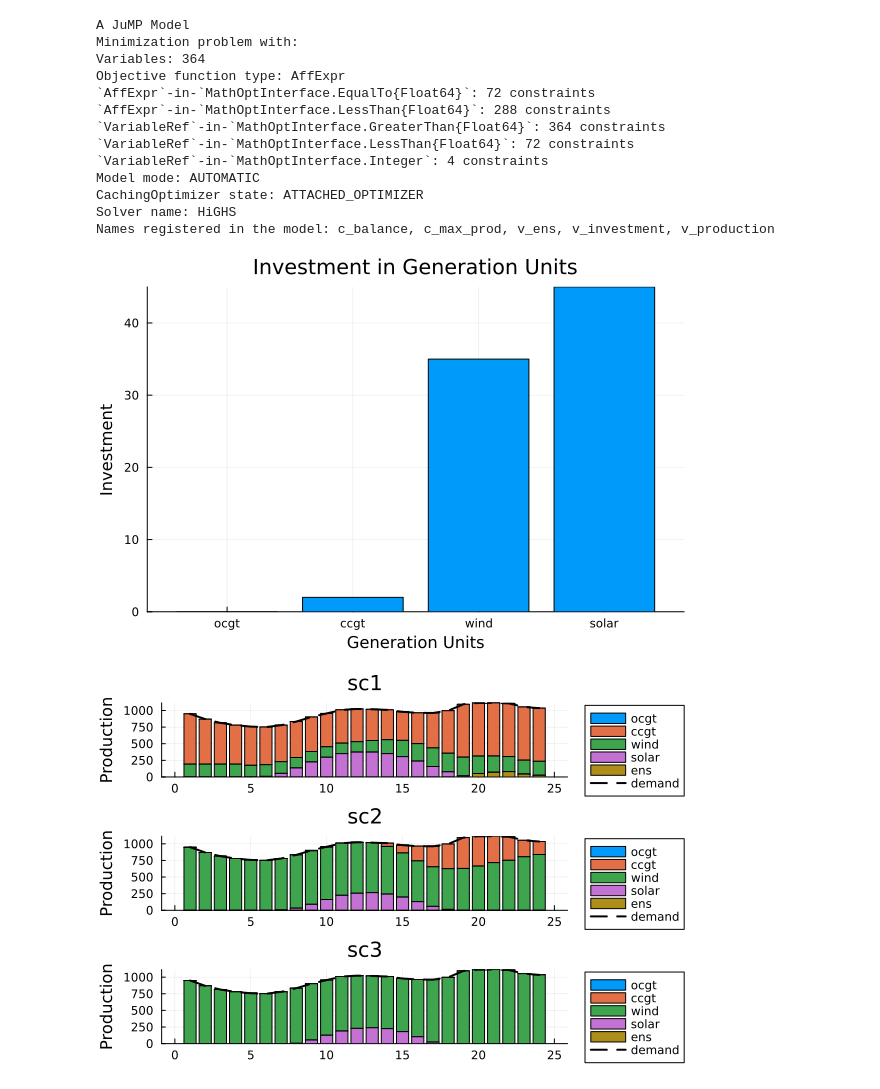
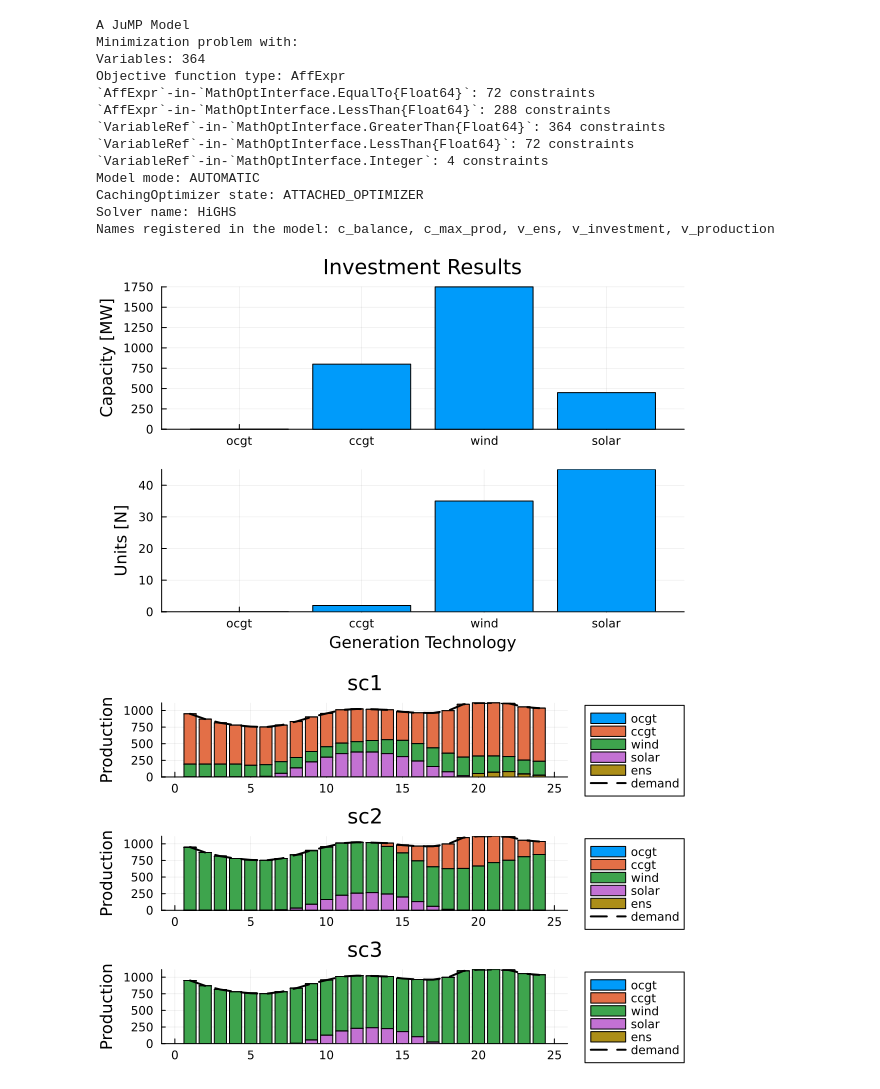
Before and after one commit to datejada/generation-expansion-planning-models-jump, a Jupyter notebook: Stochastic-GEP-notebook.ipynb, the cells around one changed output. Drawn from its saved outputs; the diff is of its cells as text; code cells hidden in the pictures.

```diff
--- a/Stochastic-GEP-notebook.ipynb
+++ b/Stochastic-GEP-notebook.ipynb
@@ -92,5 +92,5 @@ $vLossLoad_{p,sc}\geq 0 ~ \forall p, sc $
 $vGenInv_{g} \in \mathbb{Z}^{+} ~ \forall g $
 # %%
 # Folders names
-input_folder  = joinpath(@__DIR__, "inputs")
-output_folder = joinpath(@__DIR__, "outputs")
+input_folder  = joinpath(@__DIR__, "inputs/single-stage-3sc")
+output_folder = joinpath(@__DIR__, "outputs/single-stage-3sc")
@@ -139,9 +141,9 @@ Solver name: HiGHS
 Names registered in the model: c_balance, c_max_prod, v_ens, v_investment, v_production
 # %%
 #plotly()
-plot_investment(model)
+plot_investment(model, sets, params)
 # %% [output]
-[figure, old version]
+[figure, new version]
 # %%
 plot_production(model, params)
 # %% [output]
```
Also changed, not shown: parts of 3 cells of this notebook.
